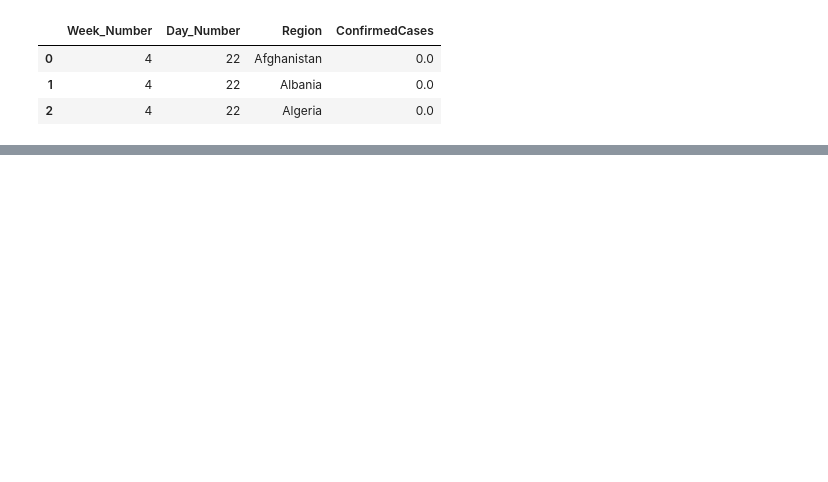
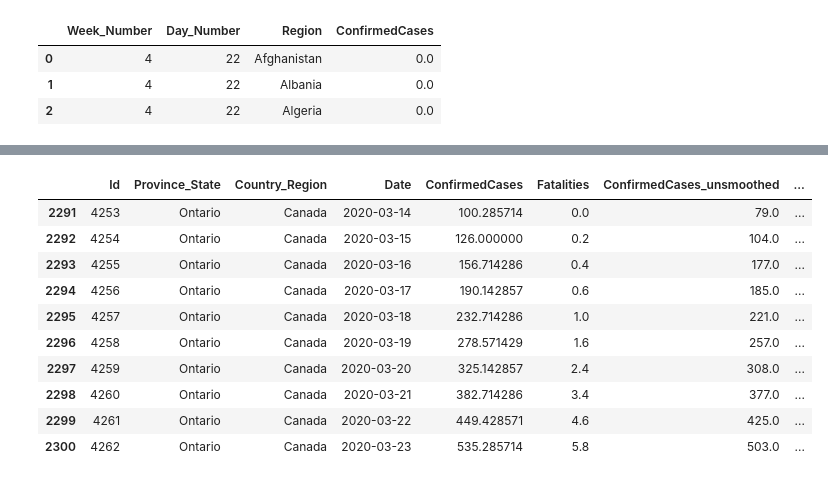
Before and after one commit to KaggleDS/covid19-global, a Jupyter notebook: code/kaggle-covid19-global_eda.ipynb, the cells around one changed output, grey strips where cells are left out. Saved outputs shown, nothing was run; the diff lists cells and outputs as text; code cells hidden in the pictures; blank space fills up the shorter version.

```diff
--- a/code/kaggle-covid19-global_eda.ipynb
+++ b/code/kaggle-covid19-global_eda.ipynb
@@ -172,0 +649,15 @@ icubeds_us.head(3)
+# %%
+# check the effect of smoothing
+covid_train_select.tail(10)
+# %% [output]
+|  | Id | Province_State | Country_Region | Date | ConfirmedCases | Fatalities | ConfirmedCases_unsmoothed | ... |
+| 2291 | 4253 | Ontario | Canada | 2020-03-14 | 100.285714 | 0.0 | 79.0 | ... |
+| 2292 | 4254 | Ontario | Canada | 2020-03-15 | 126.000000 | 0.2 | 104.0 | ... |
+| 2293 | 4255 | Ontario | Canada | 2020-03-16 | 156.714286 | 0.4 | 177.0 | ... |
+| 2294 | 4256 | Ontario | Canada | 2020-03-17 | 190.142857 | 0.6 | 185.0 | ... |
+| 2295 | 4257 | Ontario | Canada | 2020-03-18 | 232.714286 | 1.0 | 221.0 | ... |
+| 2296 | 4258 | Ontario | Canada | 2020-03-19 | 278.571429 | 1.6 | 257.0 | ... |
+| 2297 | 4259 | Ontario | Canada | 2020-03-20 | 325.142857 | 2.4 | 308.0 | ... |
+| 2298 | 4260 | Ontario | Canada | 2020-03-21 | 382.714286 | 3.4 | 377.0 | ... |
+| 2299 | 4261 | Ontario | Canada | 2020-03-22 | 449.428571 | 4.6 | 425.0 | ... |
+| 2300 | 4262 | Ontario | Canada | 2020-03-23 | 535.285714 | 5.8 | 503.0 | ... |
```
Also changed, not shown: parts of 54 cells of this notebook.
